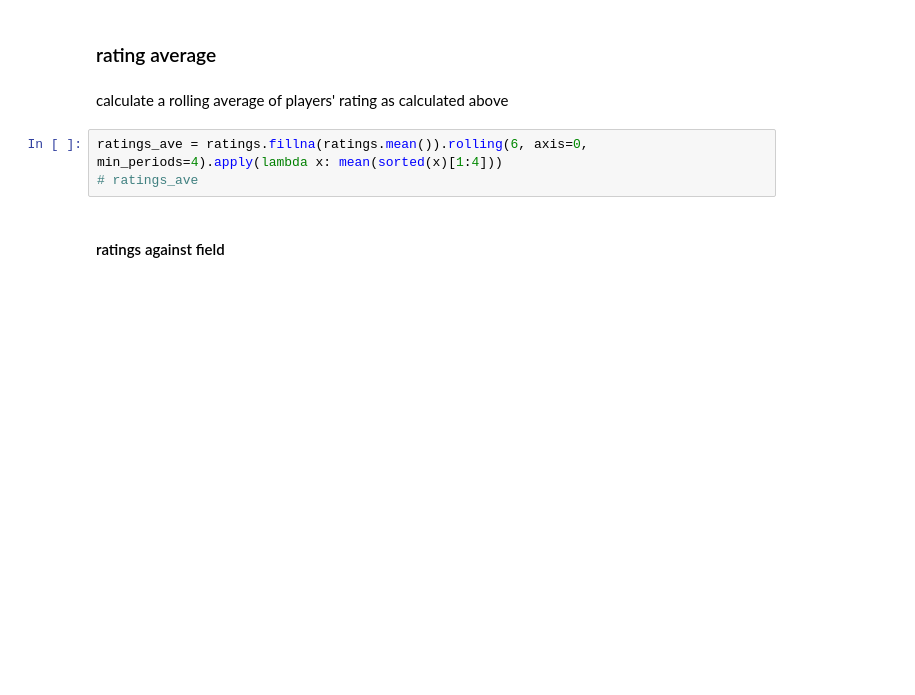
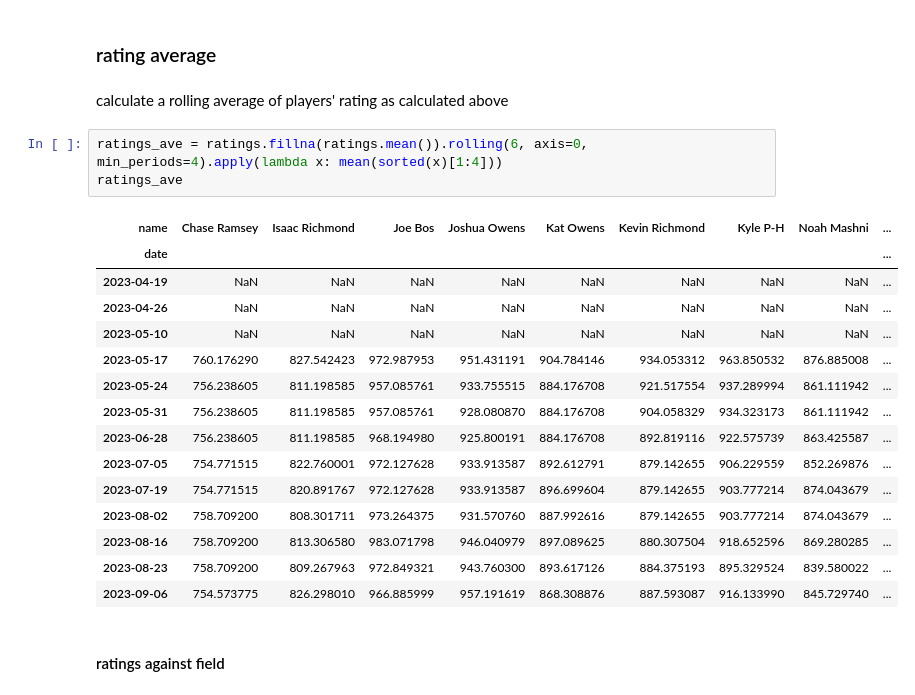
Before and after one commit to cha-duh/bde-data, a Jupyter notebook: league-calculator.ipynb, the cells around one changed output. Drawn from its saved outputs; the diff is of its cells as text; blank space fills up the shorter version.

```diff
--- a/league-calculator.ipynb
+++ b/league-calculator.ipynb
@@ -184,7 +203,23 @@ ratings['the_field'] = ratings.mean(axis=1)
 calculate a rolling average of players' rating as calculated above
 # %%
 ratings_ave = ratings.fillna(ratings.mean()).rolling(6, axis=0, min_periods=4).apply(lambda x: mean(sorted(x)[1:4]))
-# ratings_ave
+ratings_ave
+# %% [output]
+| name | Chase Ramsey | Isaac Richmond | Joe Bos | Joshua Owens | Kat Owens | Kevin Richmond | Kyle P-H | Noah Mashni | ... |
+| date |  |  |  |  |  |  |  |  | ... |
+| 2023-04-19 | NaN | NaN | NaN | NaN | NaN | NaN | NaN | NaN | ... |
+| 2023-04-26 | NaN | NaN | NaN | NaN | NaN | NaN | NaN | NaN | ... |
+| 2023-05-10 | NaN | NaN | NaN | NaN | NaN | NaN | NaN | NaN | ... |
+| 2023-05-17 | 760.176290 | 827.542423 | 972.987953 | 951.431191 | 904.784146 | 934.053312 | 963.850532 | 876.885008 | ... |
+| 2023-05-24 | 756.238605 | 811.198585 | 957.085761 | 933.755515 | 884.176708 | 921.517554 | 937.289994 | 861.111942 | ... |
+| 2023-05-31 | 756.238605 | 811.198585 | 957.085761 | 928.080870 | 884.176708 | 904.058329 | 934.323173 | 861.111942 | ... |
+| 2023-06-28 | 756.238605 | 811.198585 | 968.194980 | 925.800191 | 884.176708 | 892.819116 | 922.575739 | 863.425587 | ... |
+| 2023-07-05 | 754.771515 | 822.760001 | 972.127628 | 933.913587 | 892.612791 | 879.142655 | 906.229559 | 852.269876 | ... |
+| 2023-07-19 | 754.771515 | 820.891767 | 972.127628 | 933.913587 | 896.699604 | 879.142655 | 903.777214 | 874.043679 | ... |
+| 2023-08-02 | 758.709200 | 808.301711 | 973.264375 | 931.570760 | 887.992616 | 879.142655 | 903.777214 | 874.043679 | ... |
+| 2023-08-16 | 758.709200 | 813.306580 | 983.071798 | 946.040979 | 897.089625 | 880.307504 | 918.652596 | 869.280285 | ... |
+| 2023-08-23 | 758.709200 | 809.267963 | 972.849321 | 943.760300 | 893.617126 | 884.375193 | 895.329524 | 839.580022 | ... |
+| 2023-09-06 | 754.573775 | 826.298010 | 966.885999 | 957.191619 | 868.308876 | 887.593087 | 916.133990 | 845.729740 | ... |
 # %% [markdown]
 #### ratings against field
 # %% [markdown]
```
Also changed, not shown: parts of 13 cells of this notebook, 1 other file.
